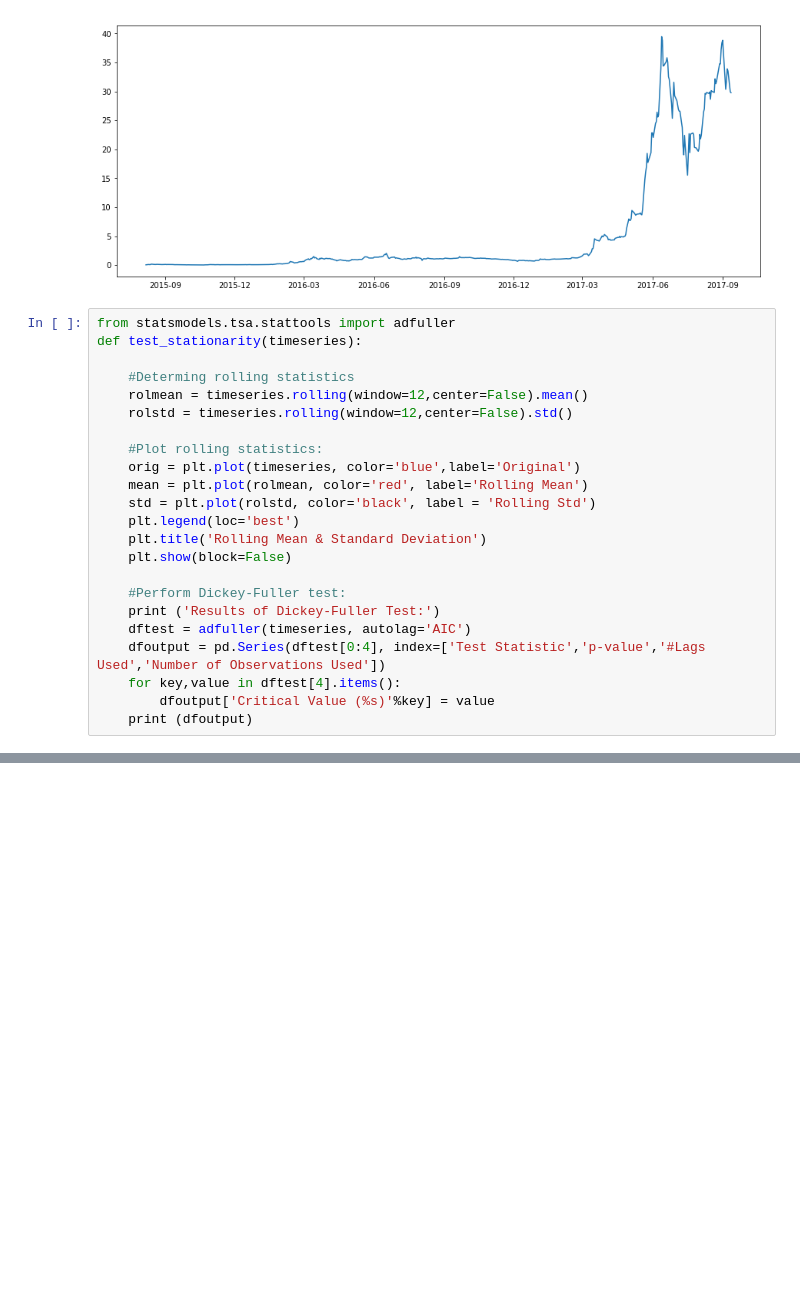
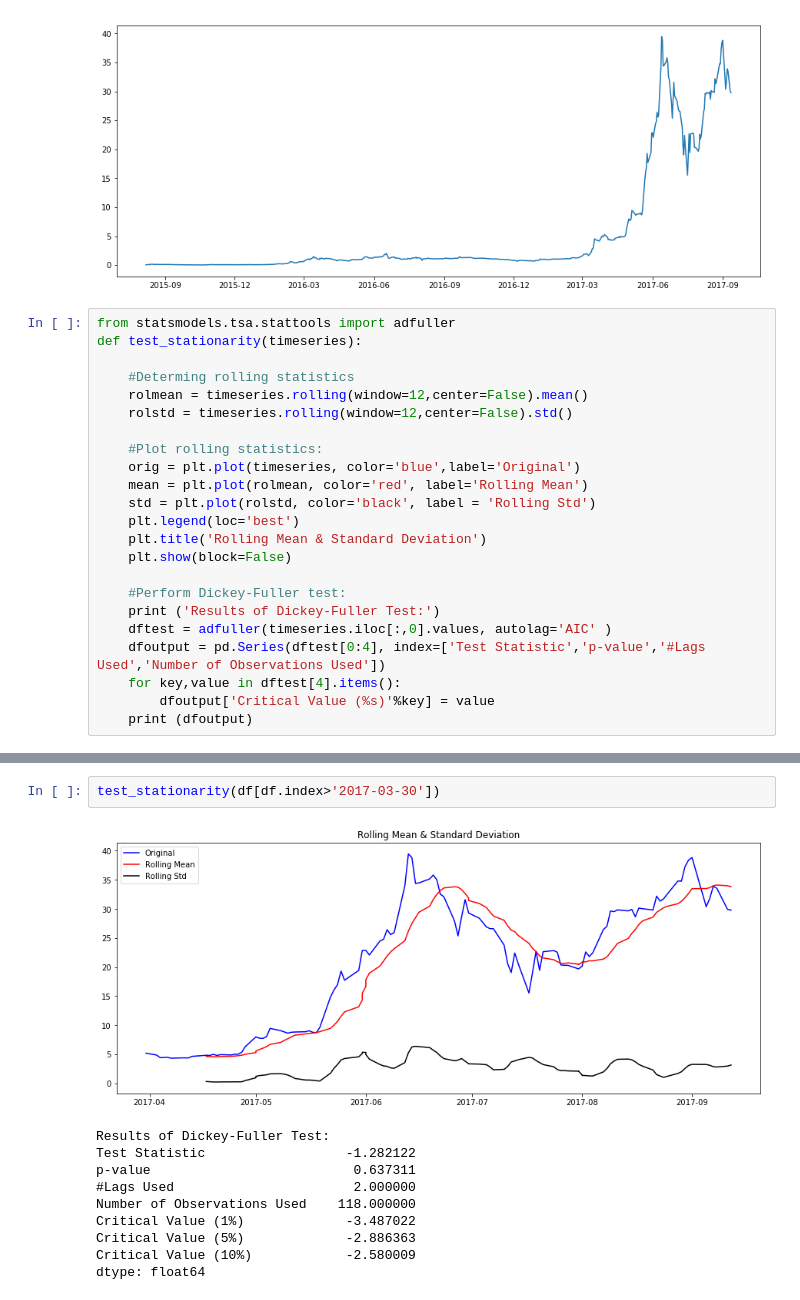
Before and after one commit to DSNeville/Practicum, a Jupyter notebook: ETH+Timeseries.ipynb, the cells around one changed output, grey strips where cells are left out. Drawn from its saved outputs; the diff is of its cells as text; blank space fills up the shorter version.

```diff
--- a/ETH+Timeseries.ipynb
+++ b/ETH+Timeseries.ipynb
@@ -91,7 +91,7 @@ def test_stationarity(timeseries):
 
     #Perform Dickey-Fuller test:
     print ('Results of Dickey-Fuller Test:')
-    dftest = adfuller(timeseries, autolag='AIC')
+    dftest = adfuller(timeseries.iloc[:,0].values, autolag='AIC' )
     dfoutput = pd.Series(dftest[0:4], index=['Test Statistic','p-value','#Lags Used','Number of Observations Used'])
     for key,value in dftest[4].items():
         dfoutput['Critical Value (%s)'%key] = value
@@ -104,0 +112,13 @@ ValueError: too many values to unpack (expected 2)
+# %%
+test_stationarity(df[df.index>'2017-03-30'])
+# %% [output]
+[figure, added]
+Results of Dickey-Fuller Test:
+Test Statistic                  -1.282122
+p-value                          0.637311
+#Lags Used                       2.000000
+Number of Observations Used    118.000000
+Critical Value (1%)             -3.487022
+Critical Value (5%)             -2.886363
+Critical Value (10%)            -2.580009
+dtype: float64
```
Also changed, not shown: parts of 18 cells of this notebook.
